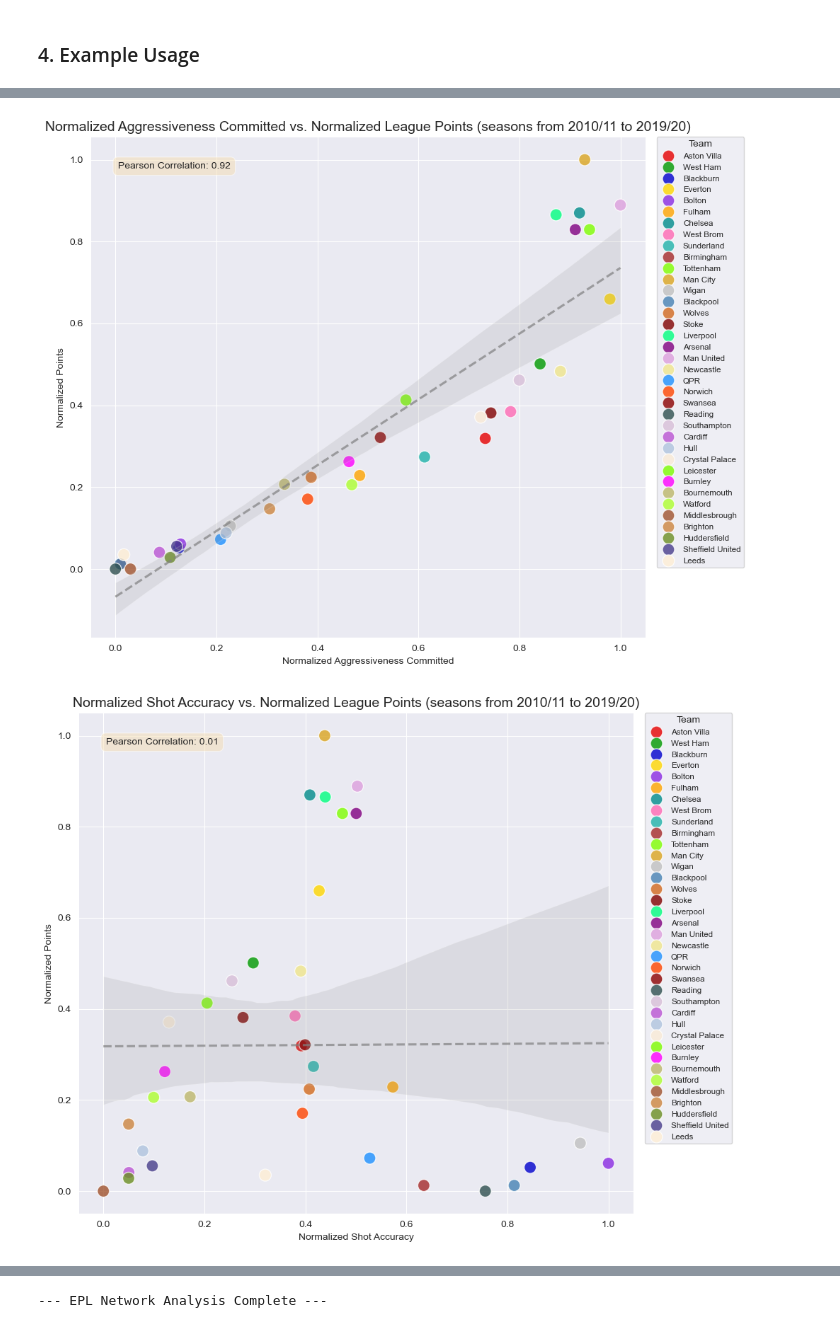
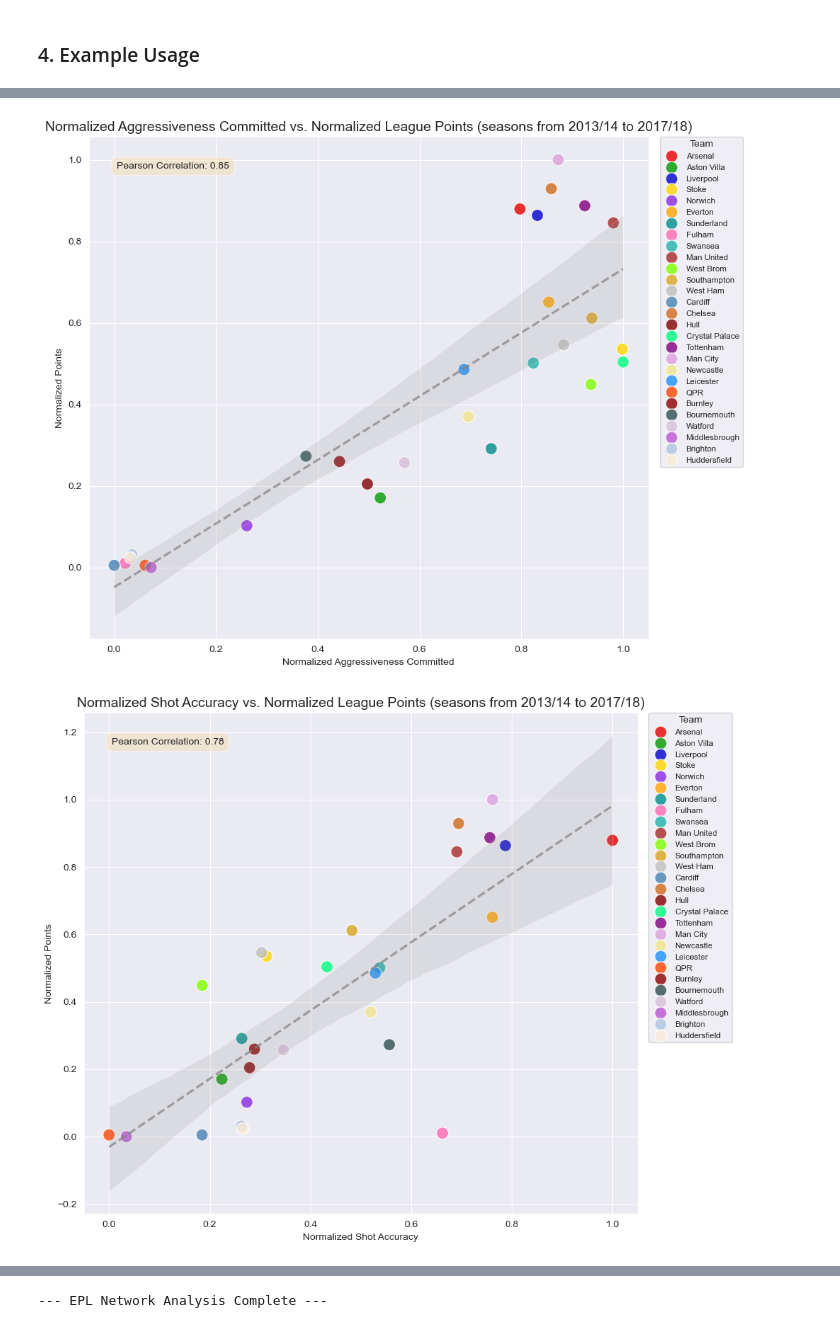
Before and after one commit to marcellorussox/premier-league-complex-net, a Jupyter notebook: notebooks/analysis.ipynb, the cells around one changed output, grey strips where cells are left out. Cells and saved outputs as stored; diff of their text form; code cells hidden in the pictures.

```diff
--- a/notebooks/analysis.ipynb
+++ b/notebooks/analysis.ipynb
@@ -50,6 +50,12 @@ Function to create an `nx.MultiDiGraph` network for a given season. The edges re
 - **"Aggressività"**: Aggressiveness score (Fouls + YellowCards + 3*RedCards) of team A against team B.
 - **"Controllo"**: Control score (Corners + Shots) of team A against team B.
 # %%
+import pandas as pd
+import networkx as nx
+from collections import defaultdict
+from typing import Optional
+import warnings
+
 warnings.filterwarnings('ignore', category=UserWarning, module='matplotlib')
 warnings.filterwarnings('ignore', category=FutureWarning)
 
@@ -323,6 +329,13 @@ def create_epl_network(df: pd.DataFrame, season: str = None, start_year: int = N
                    control_diff=stats['control_diff'],
                    points_diff=stats['points_diff'],
 
+                   # Absolute Raw Differences (NEW ADDITION)
+                   goals_diff_abs=abs(stats['goals_diff']),
+                   aggressiveness_diff_abs=abs(stats['aggressiveness_diff']),
+                   shot_accuracy_diff_abs=abs(stats['shot_accuracy_diff']),
+                   control_diff_abs=abs(stats['control_diff']),
+                   points_diff_abs=abs(stats['points_diff']),
+
                    # Normalized Differences (range -1 to 1, sign retained) - ORA SIMMETRICHE
                    goals_diff_norm=goals_diff_norm,
                    aggressiveness_diff_norm=agg_diff_norm,
@@ -1247,15 +1237,15 @@ Calculation and normalization complete.
 --- EPL Network Analysis Complete ---
 # %%
 print("\n\n#####################################################################")
-print("### Scenario 2: Multi-Season Analysis (2010-2020) ###")
+print("### Scenario 2: Multi-Season Analysis (2013-2017) ###")
 print("#####################################################################")
 perform_epl_network_analysis(
     epl_df=epl_df,
-    network_start_year=2010,
-    network_end_year=2020,
-    metrics_to_analyze=['goals', 'control', 'aggressiveness', 'points'],
-    thresholds_for_analysis=[0.2, 0.2, 0.35, 0.1],
-    keep_above_threshold = True
+    network_start_year=2013,
+    network_end_year=2017,
+    metrics_to_analyze=['goals', 'aggressiveness', 'control', 'points'],
+    thresholds_for_analysis=[0.2, 0.3, 0.3, 0.3],
+    keep_above_threshold = False
 
 )
 # %% [output]
@@ -1280,2 +1270,2 @@ Calculation and normalization complete.
-[figure, old version]
+[figure, new version]
-[figure, old version]
+[figure, new version]
```
Also changed, not shown: parts of 7 cells of this notebook.
